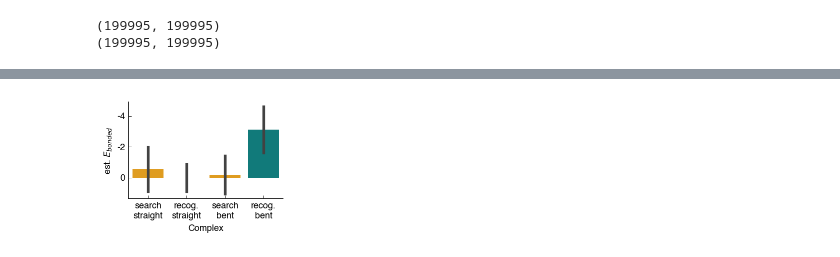
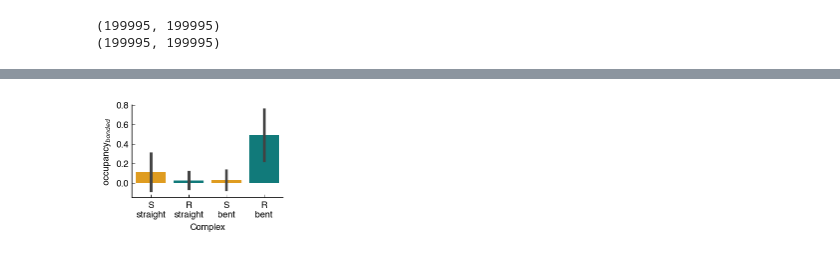
Before and after one commit to mallu2/CG_analysis, a Jupyter notebook: CG_energies_analysis.ipynb, the cells around one changed output, grey strips where cells are left out. Drawn from its saved outputs; the diff is of its cells as text; code cells hidden in the pictures.

```diff
--- a/CG_energies_analysis.ipynb
+++ b/CG_energies_analysis.ipynb
@@ -87,7 +92,7 @@ def filter_bound(positions,tobefiltered):
     """Get the index of the protein positioned on the target site (center is on 0 in Z direction)"""
     index_bound = positions[(-10 <= positions['Z']) & (positions['Z'] <= 10)].index
     Count_points = len(index_bound)
-    "Filterout the electrostatics for those frames"
+    "Filterout the data for those frames"
     tobefiltered_bound = tobefiltered.iloc[index_bound]
     return(tobefiltered_bound)
 # %%
@@ -437,35 +542,38 @@ tt_RB.replace({np.inf:0},inplace=True)
 # %%
-#tt=pd.concat([tt_SB,tt_RB,tt_SA,tt_RA])
-#tt.replace({'S_':'search\nstraight','R_':'recog.\nstraight',\
-                          #'S:':'search\nbent','R:':'recog.\nbent',},inplace=True)
-#tt['Energy']=-tt['Energy']
+tt_RA=plot_CG.contacts_on_target(FolderRspecific02A_cg,'R:','0.02','CG')[1]
+tt_SA=plot_CG.contacts_on_target(FolderSspecific02A_cg,'S:','0.02','CG')[1]
+tt_SB=plot_CG.contacts_on_target(FolderSspecific02B_cg,'S_','0.02','CG')[1]
+tt_RB=plot_CG.contacts_on_target(FolderRspecific02B_cg,'R_','0.02','CG')[1]
+tt_SA.replace({np.inf:0},inplace=True)
+tt_SB.replace({np.inf:0},inplace=True)
+tt_RA.replace({np.inf:0},inplace=True)
+tt_RB.replace({np.inf:0},inplace=True)
+tt=pd.concat([tt_SB,tt_RB,tt_SA,tt_RA])
+tt.replace({'S_':'S\nstraight','R_':'R\nstraight',\
+                          'S:':'S\nbent','R:':'R\nbent',},inplace=True)
+
 fig, ax = plt.subplots(figsize = (2.8,2.1))
-#sns.boxplot(x='Complex',y='Energy',hue='Model',data=subset(tt,all_p),width=0.7,linewidth=0.7,palette='Set1',medianprops={'color':'cyan'})
-#sns.stripplot(x='Complex',y='Energy',hue='Model',data=subset(tt,all_p),palette="Set1",dodge=0.1,linewidth=0.7,alpha=0.3)
-#sns.violinplot(x='Complex',y='Energy',data=subset(tt,all_p),palette=['orange','darkcyan','orange','darkcyan'],scale='area')
-#sns.lineplot(x='Complex',y='Energy',hue='Model',data=subset(tt,all_p),palette="Set2", style="Model",
-#    markers=True,err_style="band",ci="sd")
-sns.barplot(x='Complex',y='Energy',data=subset(tt,all_p),palette=['orange','darkcyan','orange','darkcyan'],ci="sd")
+
+sns.barplot(x='Complex',y='Occupancy',data=subset(tt,all_p),palette=['orange','darkcyan','orange','darkcyan'],ci="sd")
 
 ax.tick_params(
         axis='both',          # changes apply to the x-axis
         which='both',      # both major and minor ticks are affected
         bottom=True,      # ticks along the bottom edge are off
         top=False,         # ticks along the top edge are off
         labelbottom=True,
         right=False, left=True, labelleft=True,
         width = 0.5,
         length = 3, color='k',direction ='in')
-#plt.ylim([-0.4,1.8])
-plt.yticks([0,2,4],[0,-2,-4])
+plt.ylim([-0.15,0.8])
+
 sns.despine()
 plt.legend([],[], frameon=False)
-#plt.title('specific contacts')
-plt.ylabel('est. $E_{bonded}$')
+
+plt.ylabel('occupancy$_{bonded}$')
+
 plt.legend([],[], frameon=False)
-#plt.legend(loc='upper left',title_fontsize=9,title='Model',edgecolor='white',
-#              markerscale=0.6,fontsize=9,ncol=1,labelspacing=0.2,handlelength=0.3,bbox_to_anchor=(1.12, 0.5))
 plt.tight_layout()
-plt.savefig('/Users/mallu899/Mirror/projects/lacI_CG_master/LacI_CG_Draft/Figures/version10/Figure5/CG_Con.png',dpi=300,bbox_inches='tight', transparent=True)
+plt.savefig('/Users/mallu899/Mirror/projects/lacI_CG_master/LacI_CG_Draft/Figures/version10/Figure5/CG_Con-2_002.png',dpi=300,bbox_inches='tight', transparent=True)
 # %% [output]
-[figure, old version]
+[figure, new version]
```
Also changed, not shown: parts of 22 cells of this notebook.
